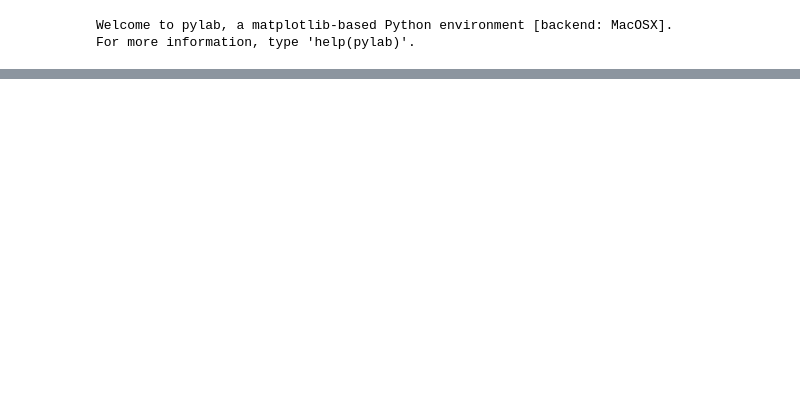
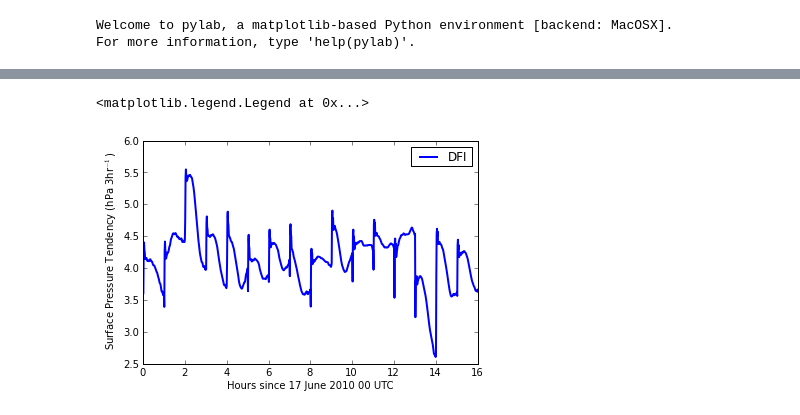
Before and after one commit to aereinha/notebooks, a Jupyter notebook: Surface Pressure Tendency.ipynb, the cells around one changed output, grey strips where cells are left out. Drawn from its saved outputs; the diff is of its cells as text; code cells hidden in the pictures; blank space fills up the shorter version.

```diff
--- a/Surface Pressure Tendency.ipynb
+++ b/Surface Pressure Tendency.ipynb
@@ -181,30 +181,35 @@ pa=np.zeros(361)
 pa1=np.zeros(361)
 pa2=np.zeros(361)
 pa3 = np.zeros(361)
+ta = np.zeros(361)
+ta1 = np.zeros(361)
+ta2 = np.zeros(361)
+ta3 = np.zeros(361)
+
 #for i in glob.glob('/Users/aereinha/Documents/Dissertation/dumasmeso/outputdfi/2010051618/psfc/psfc_*.nc'):
 #    a=nc.Dataset(i,"r")
 #    p0 = p0 + a.variables['sfc_pressure_tendency'][82::]
 #    t0 = a.variables['forecast_time'][82::]-6.
 #    a.close()
-for i in glob.glob('/Users/aereinha/Documents/Dissertation/dumasmeso/2010051700/psfc/psfc_*.nc'):
+for i in glob.glob('/Volumes/External/aereinha/dumasmeso/outputnodfi/2010051700/psfc/psfc_*.nc'):
     a=nc.Dataset(i,"r")
     pa = pa + a.variables['sfc_pressure_tendency'][:]
- #   t = a.variables['forecast_time'][82::]
+    ta = a.variables['forecast_time'][:]
     a.close()
-for i in glob.glob('/Users/aereinha/Documents/Dissertation/dumasmeso/2010051706/psfc/psfc_*.nc'):
+for i in glob.glob('/Volumes/External/aereinha/dumasmeso/outputnodfi/2010051706/psfc/psfc_*.nc'):
     a=nc.Dataset(i,"r")
     pa1 = pa1 + a.variables['sfc_pressure_tendency'][:]
-  #  t1 = a.variables['forecast_time'][82::]+6.
+    ta1 = a.variables['forecast_time'][:]+6.
     a.close()
-for i in glob.glob('/Users/aereinha/Documents/Dissertation/dumasmeso/2010051712/psfc/psfc_*.nc'):
+for i in glob.glob('/Volumes/External/aereinha/dumasmeso/outputnodfi/2010051712/psfc/psfc_*.nc'):
     a=nc.Dataset(i,"r")
     pa2 = pa2 + a.variables['sfc_pressure_tendency'][:]
-   # t2 = a.variables['forecast_time'][82::]+12.
+    ta2 = a.variables['forecast_time'][:]+12.
     a.close()
-for i in glob.glob('/Users/aereinha/Documents/Dissertation/dumasmeso/2010051718/psfc/psfc_*.nc'):
+for i in glob.glob('/Volumes/External/aereinha/dumasmeso/outputnodfi/2010051718/psfc/psfc_*.nc'):
     a=nc.Dataset(i,"r")
     pa3 = pa3 + a.variables['sfc_pressure_tendency'][:]
-    #t3 = a.variables['forecast_time'][82::]+18.
+    ta3 = a.variables['forecast_time'][:]+18.
     a.close()
 #p0 = p0/50.
 pa = pa/50.
@@ -262,0 +549,18 @@ For more information, type 'help(pylab)'.
+# %%
+#pallno = np.hstack((p[1::],p1[1::],p2[1::],p3[1::]))
+pall = np.hstack((p[1::],p1[1::],p2[1::],p3[1::],p4[1::],p5[1::],p6[1::],p7[1::],p8[1::],p9[1::],p10[1::],p11[1::],p12[1::],p13[1::],p14[1::],p15[1::]))
+pall1 = pall*3600./100.*3.
+#pallno1 = pallno*3600./100.*3.
+tall = np.hstack((t[1::],t1[1::],t2[1::],t3[1::],t4[1::],t5[1::],t6[1::],t7[1::],t8[1::],t9[1::],t10[1::],t11[1::],t12[1::],t13[1::],t14[1::],t15[1::]))
+#tallno = np.hstack((ta[1::],ta1[1::],ta2[1::],ta3[1::]))
+#print tallno.shape
+#print pallno1.shape
+plots=plt.plot(tall,pall1,'b',linewidth=2)
+
+#plots=plt.plot(tall,pall1,linewidth=2)
+plots=plt.xlabel('Hours since 17 June 2010 00 UTC')
+plots=plt.ylabel(r' Surface Pressure Tendency (hPa 3hr$^{-1}$)')
+plt.legend(('DFI', 'No-DFI') )
+# %% [output]
+<matplotlib.legend.Legend at 0x...>
+[figure, added]
```
Also changed, not shown: parts of 10 cells of this notebook, 5 other files.
